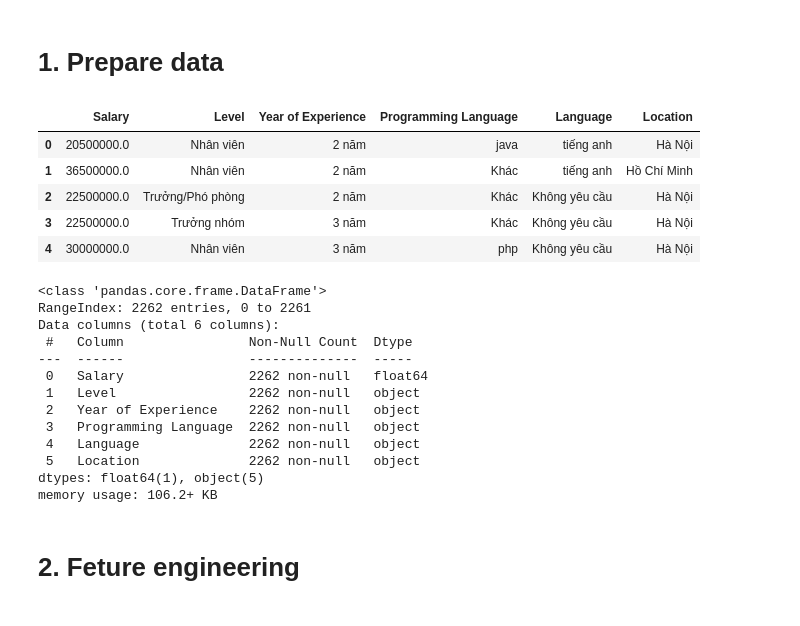
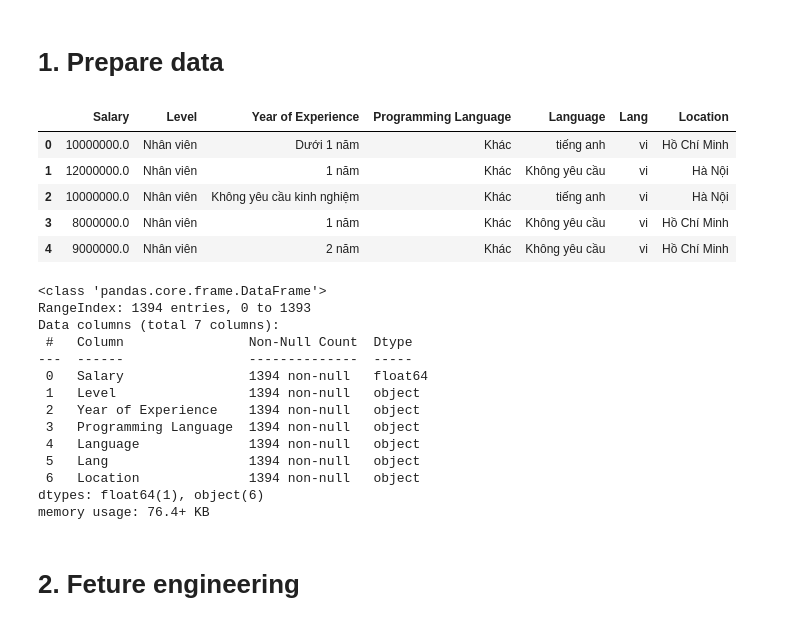
Before and after one commit to mxtruongplayboy/IT-salary-forecast-based-on-job-postings, a Jupyter notebook: src/Data-Science-Analysis.ipynb, the cells around one changed output. Drawn from its saved outputs; the diff is of its cells as text; code cells hidden in the pictures.

```diff
--- a/src/Data-Science-Analysis.ipynb
+++ b/src/Data-Science-Analysis.ipynb
@@ -17,32 +17,35 @@ import numpy as np
 # %% [markdown]
 # 1. Prepare data
 # %%
-jobs = pd.read_csv("../data/clean data.csv")
+jobs = pd.read_csv("../data/clean job_data_1905 have new salary handler.csv")
 jobs = jobs.drop(columns = ['Sex', 'Contract Type'])
+jobs_test = pd.read_csv("../data/clean data new.csv")
+jobs_test = jobs_test.drop(columns = ['Sex', 'Contract Type'])
 jobs.head()
 # %% [output]
-|  | Salary | Level | Year of Experience | Programming Language | Language | Location |
-| 0 | 20500000.0 | Nhân viên | 2 năm | java | tiếng anh | Hà Nội |
-| 1 | 36500000.0 | Nhân viên | 2 năm | Khác | tiếng anh | Hồ Chí Minh |
-| 2 | 22500000.0 | Trưởng/Phó phòng | 2 năm | Khác | Không yêu cầu | Hà Nội |
-| 3 | 22500000.0 | Trưởng nhóm | 3 năm | Khác | Không yêu cầu | Hà Nội |
-| 4 | 30000000.0 | Nhân viên | 3 năm | php | Không yêu cầu | Hà Nội |
+|  | Salary | Level | Year of Experience | Programming Language | Language | Lang | Location |
+| 0 | 10000000.0 | Nhân viên | Dưới 1 năm | Khác | tiếng anh | vi | Hồ Chí Minh |
+| 1 | 12000000.0 | Nhân viên | 1 năm | Khác | Không yêu cầu | vi | Hà Nội |
+| 2 | 10000000.0 | Nhân viên | Không yêu cầu kinh nghiệm | Khác | tiếng anh | vi | Hà Nội |
+| 3 | 8000000.0 | Nhân viên | 1 năm | Khác | Không yêu cầu | vi | Hồ Chí Minh |
+| 4 | 9000000.0 | Nhân viên | 2 năm | Khác | Không yêu cầu | vi | Hồ Chí Minh |
 # %%
 jobs.info()
 # %% [output]
 <class 'pandas.core.frame.DataFrame'>
-RangeIndex: 2262 entries, 0 to 2261
-Data columns (total 6 columns):
+RangeIndex: 1394 entries, 0 to 1393
+Data columns (total 7 columns):
  #   Column                Non-Null Count  Dtype
 ---  ------                --------------  -----
- 0   Salary                2262 non-null   float64
- 1   Level                 2262 non-null   object
- 2   Year of Experience    2262 non-null   object
- 3   Programming Language  2262 non-null   object
- 4   Language              2262 non-null   object
- 5   Location              2262 non-null   object
-dtypes: float64(1), object(5)
-memory usage: 106.2+ KB
+ 0   Salary                1394 non-null   float64
+ 1   Level                 1394 non-null   object
+ 2   Year of Experience    1394 non-null   object
+ 3   Programming Language  1394 non-null   object
+ 4   Language              1394 non-null   object
+ 5   Lang                  1394 non-null   object
+ 6   Location              1394 non-null   object
+dtypes: float64(1), object(6)
+memory usage: 76.4+ KB
 # %% [markdown]
 # 2. Feture engineering
 # %% [markdown]
```
Also changed, not shown: parts of 26 cells of this notebook, 6 other files.
